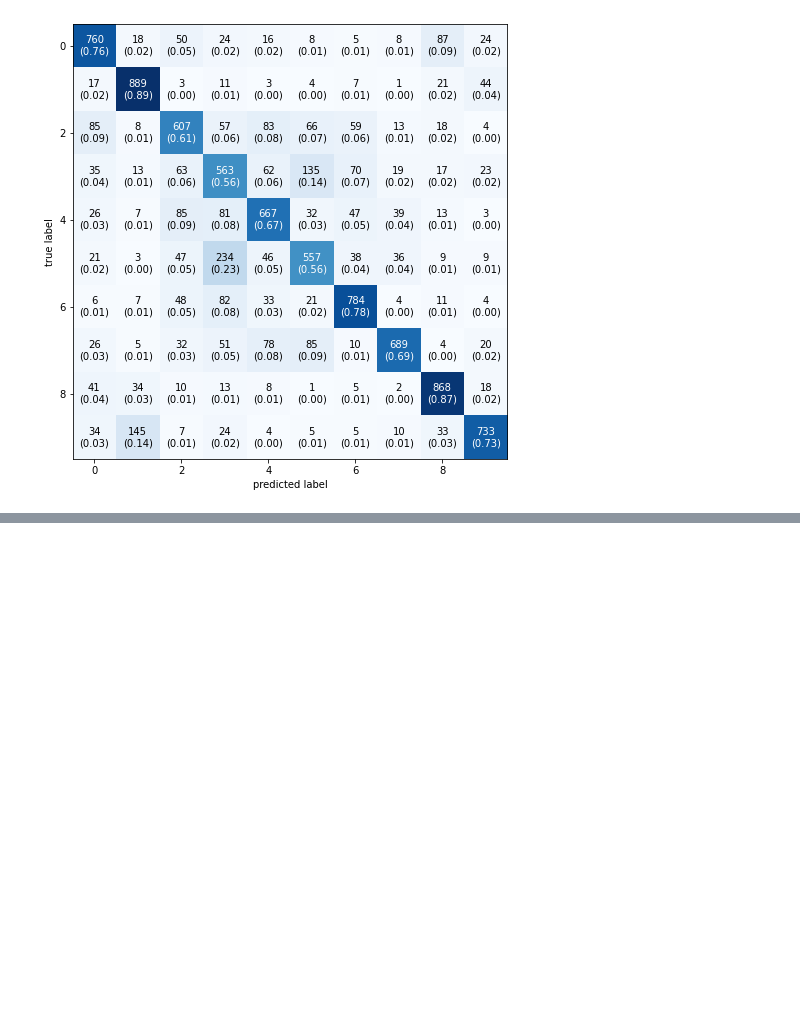
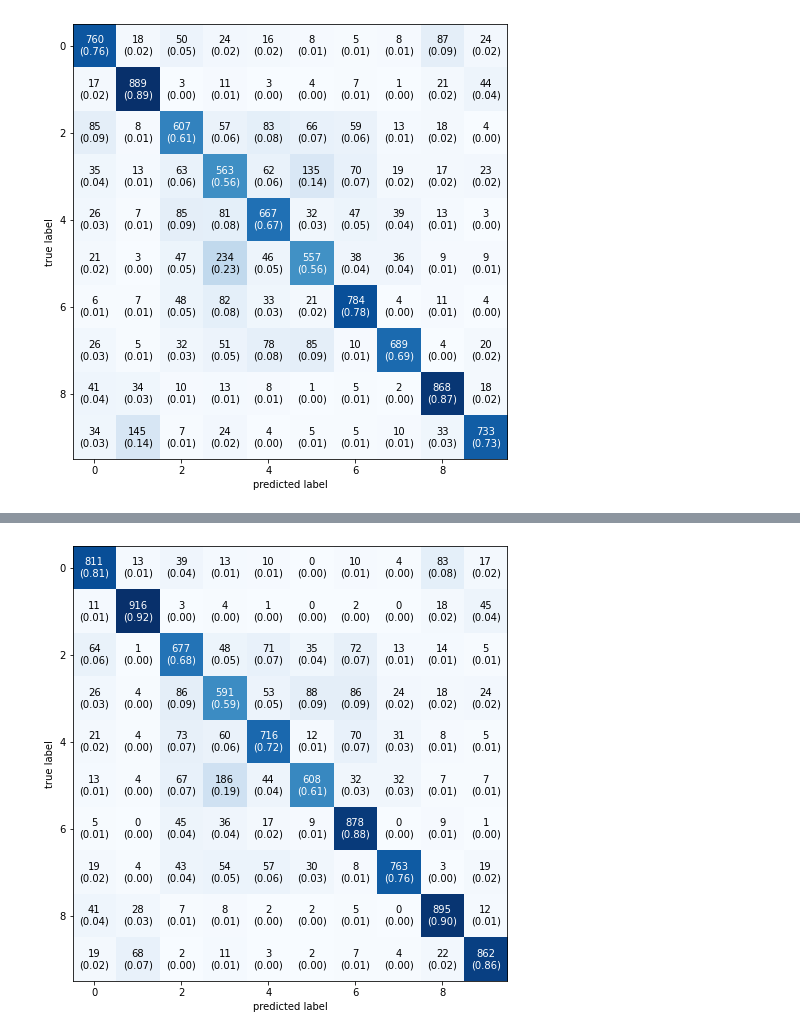
Before and after one commit to Tahir7044/machine-learning, a Jupyter notebook: cifar10_cnn.ipynb, the cells around one changed output, grey strips where cells are left out. Cells and saved outputs as stored; diff of their text form; code cells hidden in the pictures; blank space fills up the shorter version.

```diff
--- a/cifar10_cnn.ipynb
+++ b/cifar10_cnn.ipynb
@@ -502,3 +502,29 @@ print(con)
 plot_confusion_matrix(conf_mat=con,figsize=(8,8),show_normed=True);
 # %% [output]
 [figure]
+# %%
+model=Sequential()
+model.add(Conv2D(filters=32,kernel_size=(3,3),padding='same',activation='relu',input_shape=[32,32,3]))
+
+#1st layer
+model.add(Conv2D(filters=64,kernel_size=(3,3),padding='same',activation='relu'))
+model.add(Conv2D(filters=64,kernel_size=(3,3),padding='same',activation='relu'))
+model.add(MaxPool2D(pool_size=(2,2)))
+model.add(Dropout(0.25))
+#2nd layer
+model.add(Conv2D(filters=64,kernel_size=(3,3),padding='same',activation='relu'))
+model.add(Conv2D(filters=64,kernel_size=(3,3),padding='same',activation='relu'))
+model.add(MaxPool2D(pool_size=(2,2)))
+model.add(Dropout(0.25))
+
+
+model.add(Conv2D(filters=128,kernel_size=(3,3),padding='same',activation='relu'))
+model.add(Conv2D(filters=128,kernel_size=(3,3),padding='same',activation='relu'))
+model.add(MaxPool2D(pool_size=(2,2)))
+model.add(Dropout(0.25))
+
+model.add(Flatten())
+model.add(Dense(128,activation='relu'))
+model.add(Dense(64,activation='relu'))
+model.add(Dense(10,activation='softmax'))
+model.summary()
@@ -504,0 +591,6 @@ plot_confusion_matrix(conf_mat=con,figsize=(8,8),show_normed=True);
+# %%
+y_pred=model.predict_classes(x_test)
+con=confusion_matrix(y_test,y_pred)
+plot_confusion_matrix(conf_mat=con,figsize=(8,8),show_normed=True);
+# %% [output]
+[figure, added]
```
Also changed, not shown: parts of 3 cells of this notebook.
